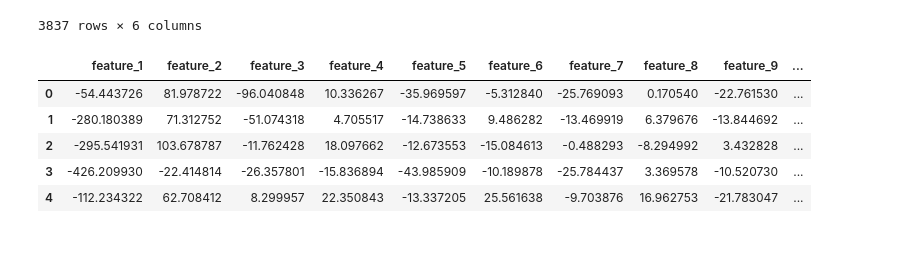
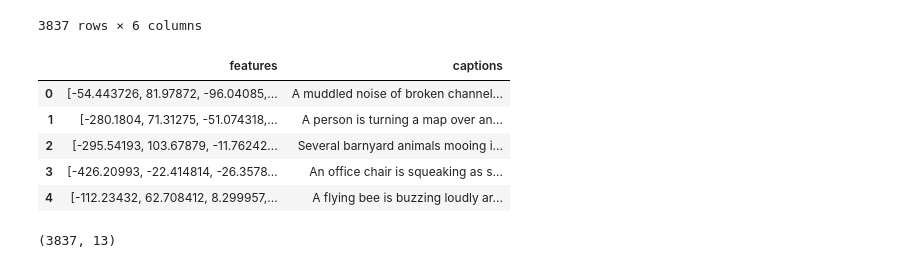
Before and after one commit to nithishvaran/Final_project, a Jupyter notebook: FINAL_YEAR_PROJECT.ipynb, the cells around one changed output. Cells and saved outputs as stored; diff of their text form; code cells hidden in the pictures.

```diff
--- a/FINAL_YEAR_PROJECT.ipynb
+++ b/FINAL_YEAR_PROJECT.ipynb
@@ -99,17 +99,17 @@ from tqdm import tqdm
 extracted_features=[]
 for index_num,row in tqdm(metadata.iterrows()):
     file_name = os.path.join(os.path.abspath(audio_dataset_path),str(row["file_name"]))
-    final_class_labels=row.iloc[1:]
+    final_class_labels=row["caption_1"]
     data=features_extractor(file_name)
-    extracted_features.append([data[0],data[1],data[2],data[3],data[4],data[5],data[6],data[7],data[8],data[9],data[10],data[11],data[12],final_class_labels[0],final_class_labels[1],final_class_labels[2],final_class_labels[3],final_class_labels[4]])
+    extracted_features.append([data,final_class_labels])
 # %%
-extracted_features_df=pd.DataFrame(extracted_features,columns=['feature_1','feature_2','feature_3','feature_4','feature_5','feature_6','feature_7','feature_8','feature_9','feature_10','feature_11','feature_12','feature_13','caption_1','caption_2','caption_3','caption_4','caption_5'])
+extracted_features_df=pd.DataFrame(extracted_features,columns=['features','captions'])
 extracted_features_df.head()
 #extracted_features_df.to_csv('file1.csv')
 # %% [output]
-|  | feature_1 | feature_2 | feature_3 | feature_4 | feature_5 | feature_6 | feature_7 | feature_8 | feature_9 | ... |
-| 0 | -54.443726 | 81.978722 | -96.040848 | 10.336267 | -35.969597 | -5.312840 | -25.769093 | 0.170540 | -22.761530 | ... |
-| 1 | -280.180389 | 71.312752 | -51.074318 | 4.705517 | -14.738633 | 9.486282 | -13.469919 | 6.379676 | -13.844692 | ... |
-| 2 | -295.541931 | 103.678787 | -11.762428 | 18.097662 | -12.673553 | -15.084613 | -0.488293 | -8.294992 | 3.432828 | ... |
-| 3 | -426.209930 | -22.414814 | -26.357801 | -15.836894 | -43.985909 | -10.189878 | -25.784437 | 3.369578 | -10.520730 | ... |
-| 4 | -112.234322 | 62.708412 | 8.299957 | 22.350843 | -13.337205 | 25.561638 | -9.703876 | 16.962753 | -21.783047 | ... |
+|  | features | captions |
+| 0 | [-54.443726, 81.97872, -96.04085,... | A muddled noise of broken channel... |
+| 1 | [-280.1804, 71.31275, -51.074318,... | A person is turning a map over an... |
+| 2 | [-295.54193, 103.67879, -11.76242... | Several barnyard animals mooing i... |
+| 3 | [-426.20993, -22.414814, -26.3578... | An office chair is squeaking as s... |
+| 4 | [-112.23432, 62.708412, 8.299957,... | A flying bee is buzzing loudly ar... |
@@ -115,0 +120,4 @@ extracted_features_df.head()
+# %%
+X.shape
+# %% [output]
+(3837, 13)
```
Also changed, not shown: parts of 18 cells of this notebook.
